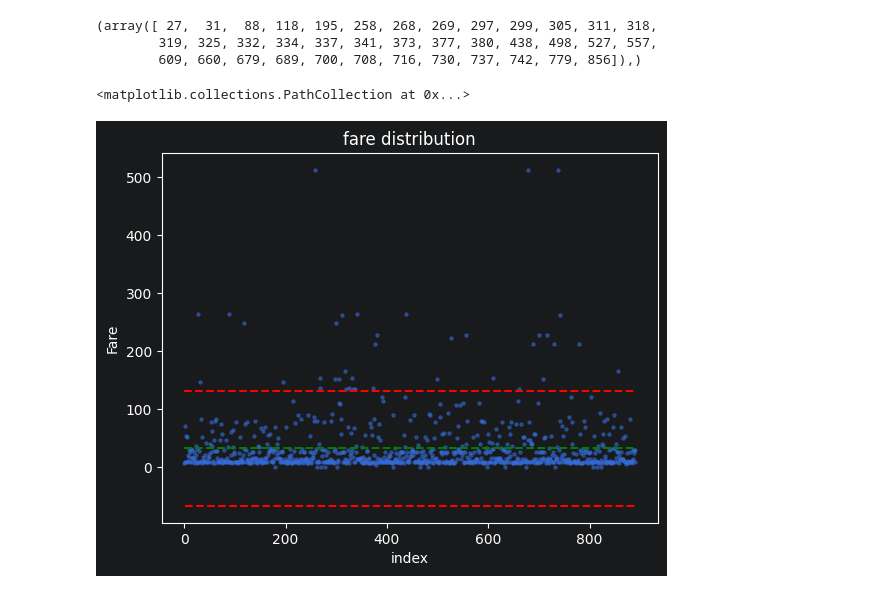
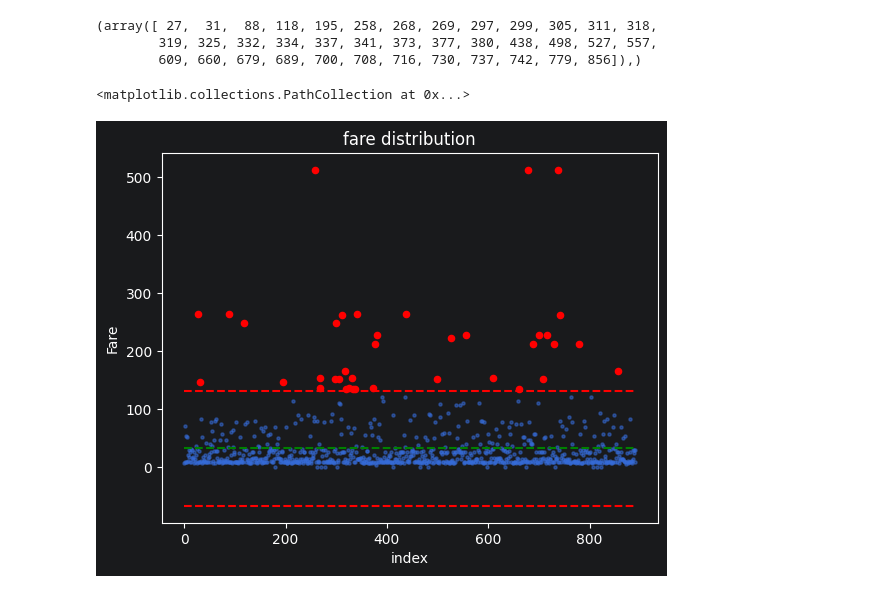
Before and after one commit to ParsaMirzaiee/titanic_data, a Jupyter notebook: titanic.ipynb, the cells around one changed output. Cells and saved outputs as stored; diff of their text form; code cells hidden in the pictures.

```diff
--- a/titanic.ipynb
+++ b/titanic.ipynb
@@ -298,26 +298,27 @@ outliers_idx
 # %%
 plt.scatter(df.index, df['fare'],s=5,alpha=0.5)
 
 plt.xlabel("index")
 plt.ylabel("Fare")
 plt.title("fare distribution")
 mean = df['fare'].mean()
 
 plt.hlines(mean, 0,890, color="g", linestyle="dashed", label="Mean")
 
 std = df['fare'].std()
 upper_bond = mean + 2*std
 lower_bond = mean - 2*std
 
 plt.hlines(upper_bond,0,890,color="r",linestyle="dashed", label="Upper_Bond")
-plt.hlines(lower_bond,0.890,890,color="r",linestyle="dashed", label="Lower_Bond")
+plt.hlines(lower_bond, 0, 890, color="r",
+           linestyle="dashed", label="Lower_Bond")
 plt.scatter(
     df.index[outlier],
     df['fare'][outlier],
     color='red',
     s=20,
     label='Outliers',
 )
 # %% [output]
 <matplotlib.collections.PathCollection at 0x...>
-[figure, old version]
+[figure, new version]
```
Also changed, not shown: parts of 22 cells of this notebook.
